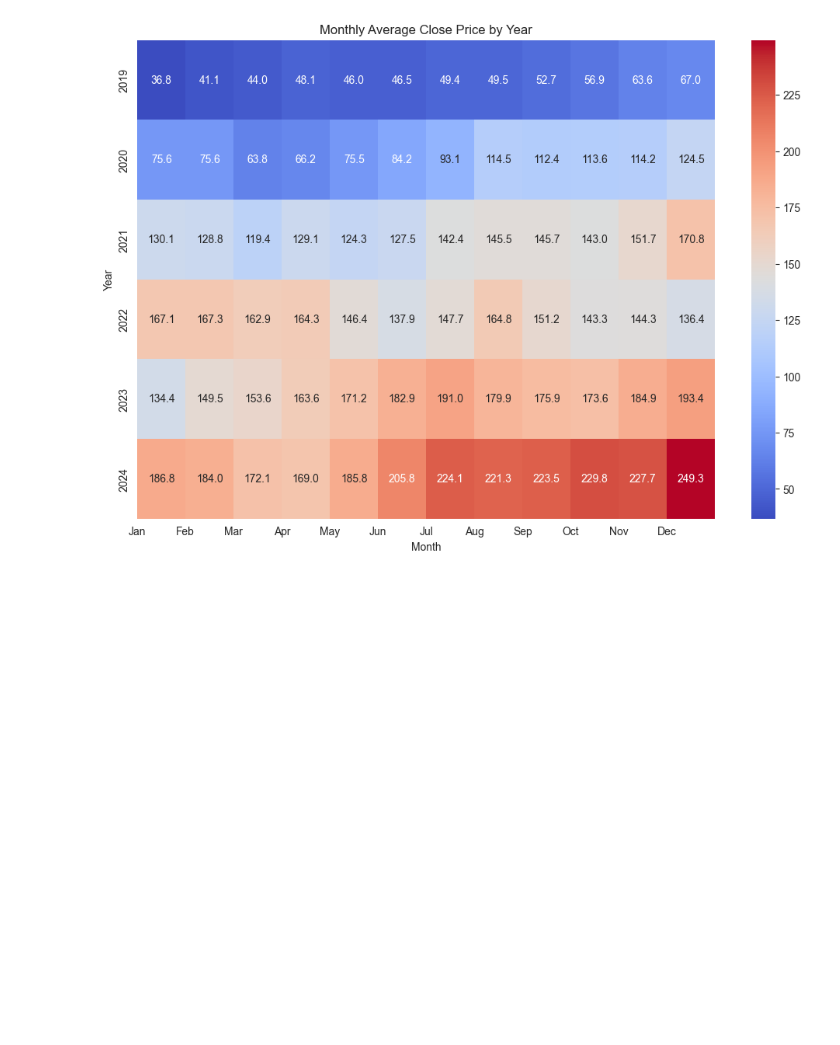
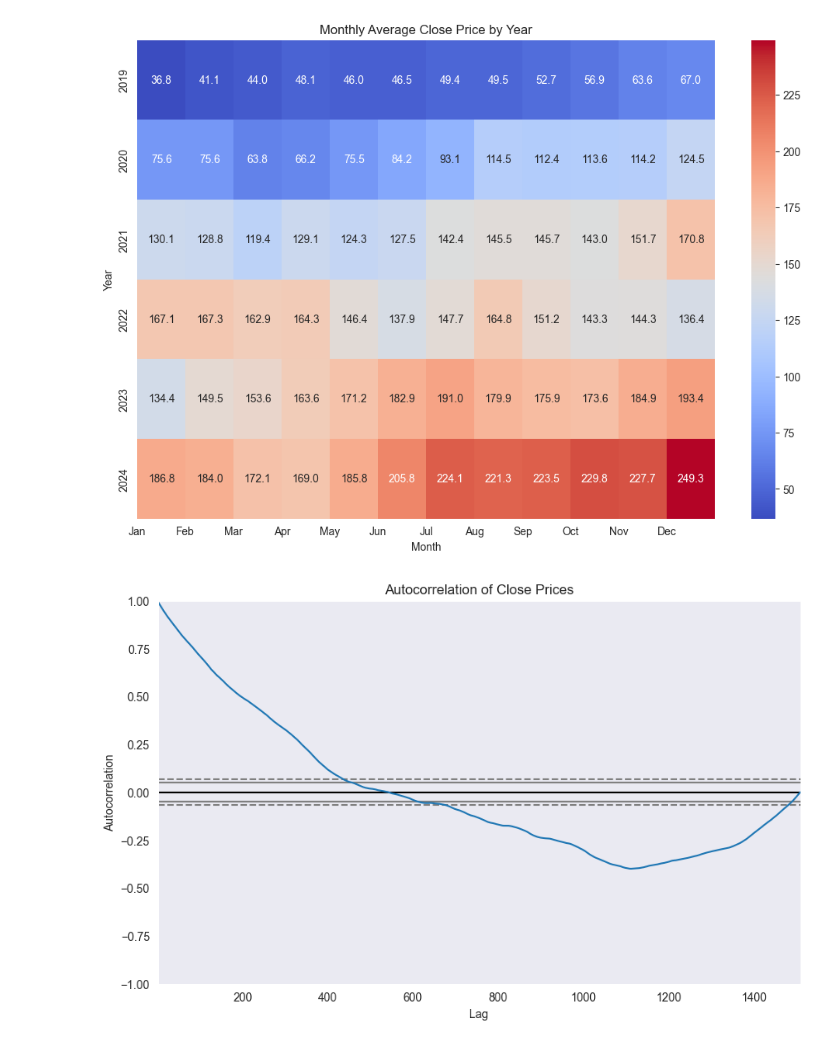
Before and after one commit to evanpoulson/Predictive-Analytics-Pipeline, a Jupyter notebook: notebooks/eda.ipynb, the cells around one changed output. Saved outputs shown, nothing was run; the diff lists cells and outputs as text; code cells hidden in the pictures; blank space fills up the shorter version.

```diff
--- a/notebooks/eda.ipynb
+++ b/notebooks/eda.ipynb
@@ -209,3 +223,13 @@ plt.xticks(ticks=range(12), labels=['Jan', 'Feb', 'Mar', 'Apr', 'May', 'Jun',
 plt.show()
 # %% [output]
 [figure]
+# %%
+#Autocorrelation Analysis
+from pandas.plotting import autocorrelation_plot
+
+plt.figure(figsize=(10, 6))
+autocorrelation_plot(data['Close'].dropna())  # Drop NaNs to avoid errors
+plt.title('Autocorrelation of Close Prices')
+plt.show()
+# %% [output]
+[figure, added]
```
Also changed, not shown: parts of 1 cell of this notebook.
